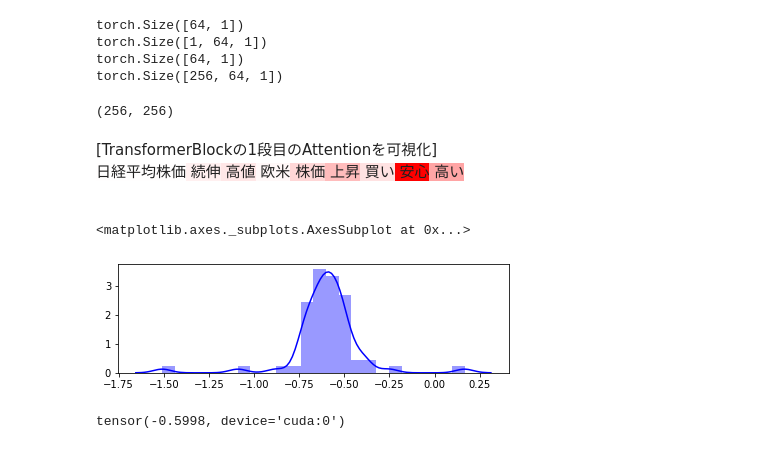
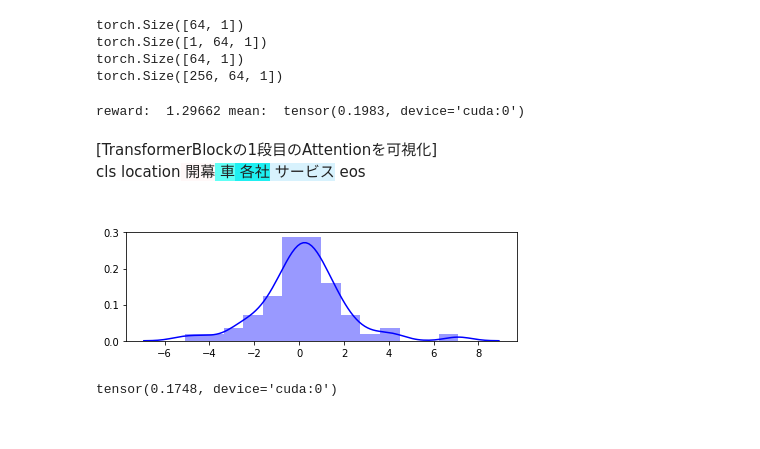
Before and after one commit to ShogoAkiyama/rltorch2, a Jupyter notebook: sentiment/iqn/visualizer.ipynb, the cells around one changed output. Drawn from its saved outputs; the diff is of its cells as text; code cells hidden in the pictures.

```diff
--- a/sentiment/iqn/visualizer.ipynb
+++ b/sentiment/iqn/visualizer.ipynb
@@ -62,10 +62,7 @@ parser.add_argument('--device', type=str, default=device)
 
 args = parser.parse_args(args=[])
 
-args.rnn = True
-
-# make_movie(args.env, args.checkpoint, args.num_frames, args.first_frame, args.resolution,
-#            args.save_dir, args.density, args.radius, args.prefix, args.overfit_mode)
+args.rnn = False
 # %% [markdown]
 # データを取り出す
 # %%
@@ -157,7 +154,12 @@ def mk_html(sentence, attens):
     # 1段目のAttention
     html += '[TransformerBlockの1段目のAttentionを可視化]<br>'
     for word, attn in zip(sentence, attens):
-        html += highlight(TEXT.vocab.itos[word], attn)
+        word = TEXT.vocab.itos[word]
+        if word[0] == '<':
+            word = word[1:-1]
+            if (word == 'pad') or (word=='unk'):
+                continue
+        html += highlight(word, attn)
     html += "<br><br>"
 
     return html
@@ -166,9 +168,12 @@ def blur_func(I, mask):
     return I * mask #+ I * mask#+ gaussian_filter(I, sigma=3) * mask
 # %%
 states = []
-for batch in train_dl:
+rewards = []
+for batch in test_dl:
     states.append(batch.Text1[0].numpy()[0])
+    rewards.append(batch.Label.numpy()[0])
 states = np.array(states)
+rewards = np.array(rewards)
 # %%
 idx = 2
 eta = 1
@@ -214,8 +219,8 @@ scores = np.zeros(256)   # saliency scores S(t,i,j)
 
 for j in range(0, 256):
     # d=5としてその部分を描画する
-    scores[j] = (L-l[j]).pow(2).sum().mul_(.5).item()
-#     scores[j] = (L-l[j]).sum().item()
+#     scores[j] = (L-l[j]).pow(2).sum().mul_(.5).item()
+    scores[j] = (L-l[j]).sum().item()
 
 scores = scores * pad_mask
 saliency = scores / np.abs(scores).max()
@@ -224,30 +229,27 @@ torch.Size([64, 1])
 torch.Size([1, 64, 1])
 torch.Size([64, 1])
 torch.Size([256, 64, 1])
-# %%
-masked_sentence.shape
-# %% [output]
-(256, 256)
 # %%
 # S = saliency.copy()
 # pmax = S.max()
 
 # S -= S.min()
 # S = pmax * S / S.max()
-# %%
-html_output = mk_html(states[idx], saliency)
-
-HTML(html_output)
-# %% [output]
-[TransformerBlockの1段目のAttentionを可視化]
-日経平均株価 続伸 高値 欧米 株価 上昇 買い 安心 高い
 # %%
 fig, ax = plt.subplots(1, figsize=(7, 2));
 sns.distplot(curr_q.view(-1).cpu().numpy(), color='blue', ax=ax)
+
+print('reward: ', rewards[idx],
+          'mean: ', curr_q.mean())
+
+html_output = mk_html(states[idx], saliency)
+HTML(html_output)
 # %% [output]
-<matplotlib.axes._subplots.AxesSubplot at 0x...>
+reward:  1.29662 mean:  tensor(0.1983, device='cuda:0')
+[TransformerBlockの1段目のAttentionを可視化]
+cls location 開幕 車 各社 サービス eos
-[figure, old version]
+[figure, new version]
-# %%
-L
-# %% [output]
-tensor(-0.5998, device='cuda:0')
+# %%
+curr_q.mean()
+# %% [output]
+tensor(0.1748, device='cuda:0')
```
Also changed, not shown: parts of 3 cells of this notebook, 6 other files.
